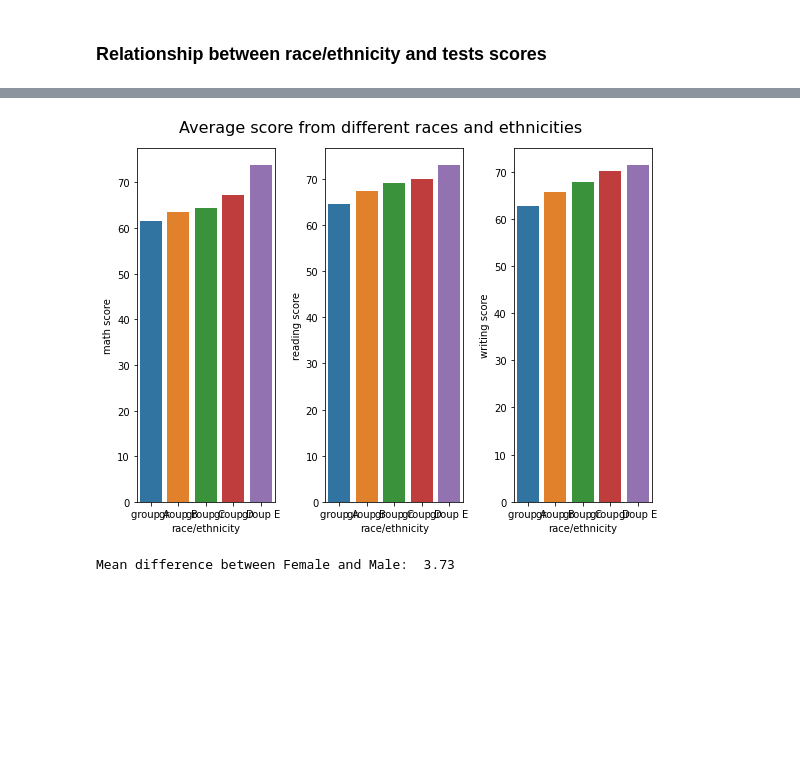
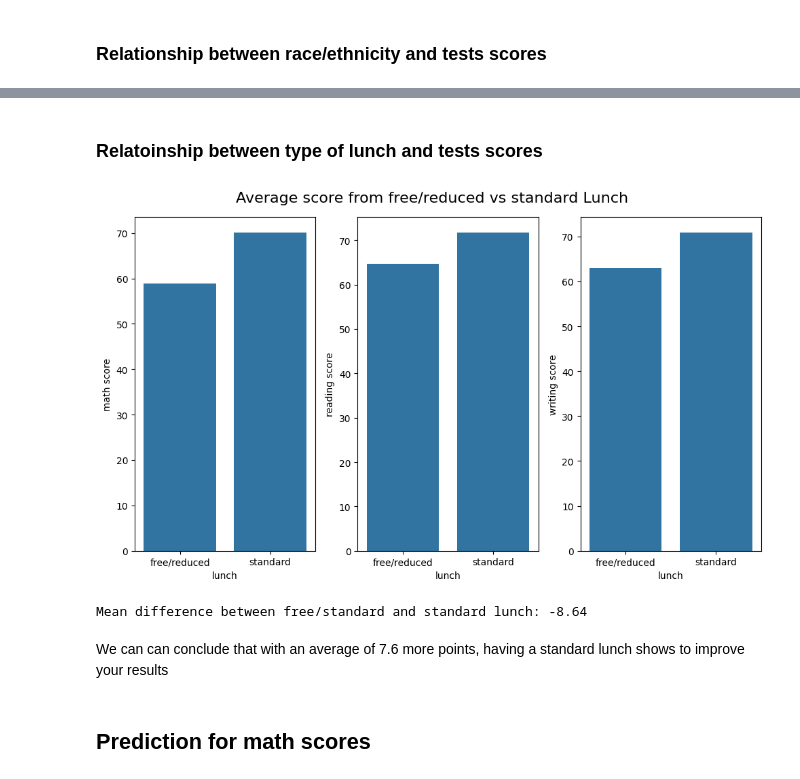
Before and after one commit to lucianopinochet/test_nb_project, a Jupyter notebook: student_performance.ipynb, the cells around one changed output, grey strips where cells are left out. Saved outputs shown, nothing was run; the diff lists cells and outputs as text; code cells hidden in the pictures; blank space fills up the shorter version.

```diff
--- a/student_performance.ipynb
+++ b/student_performance.ipynb
@@ -39,0 +76,9 @@ df.isnull() == df.isna()
+# %%
+fig, axes = plt.subplots(5,1, figsize=(12,25))
+df_col = df["gender"].value_counts()
+for index, col in enumerate(df.columns[:5]):
+  sizes = list(map(int, df[col].value_counts()))
+  labels = [label.capitalize() for label in df[col].unique() ]
+  axes[index].pie(sizes, labels=labels, autopct="%1.1f%%", startangle=90)
+  axes[index].set_title(col.capitalize())
+plt.show()
@@ -60,7 +109,7 @@ Given this visualization we can conclude that there is an avereage of 7.63 point
 # %% [markdown]
 ### Relationship between gender and tests scores
 # %%
-df_gen = df.groupby("gender")["math score", "reading score","writing score"].mean().reset_index()
+df_gen = df.groupby("gender")[["math score", "reading score","writing score"]].mean().reset_index()
 fig, ax = plt.subplots(1, 3, figsize=(8, 6))
 sns.barplot(data=df_gen, ax=ax[0], x="gender", y="math score",)
 sns.barplot(data=df_gen, ax=ax[1], x="gender", y="reading score",)
@@ -83,0 +156,18 @@ Here the average difference is 3.73 but unfortunately, we can't conclude that on
+# %%
+df_parents = df.groupby("parental level of education")[["math score", "reading score","writing score"]].mean().reset_index()
+fig, ax = plt.subplots(1, 3, figsize=(20, 6))
+sns.barplot(data=df_parents, ax=ax[0], x="parental level of education", y="math score",)
+sns.barplot(data=df_parents, ax=ax[1], x="parental level of education", y="reading score",)
+sns.barplot(data=df_parents, ax=ax[2], x="parental level of education", y="writing score",)
+fig.suptitle("Average score for different levels of perental education", ha="center", fontsize=16)
+for graph in ax:
+  graph.tick_params(axis="x", rotation=90)
+plt.xticks(rotation=90)
+plt.tight_layout()
+plt.show()
+mean_diff = [0,0,0,0,0,0]
+for i in range(1,4):
+  for index, j in enumerate(df_parents.iloc[:,i]):
+    mean_diff[index] += j
+mean_diff = list(map(lambda x: x/3, mean_diff))
+print(max(mean_diff) * 100 / min(mean_diff))
@@ -84,16 +177,22 @@ Here the average difference is 3.73 but unfortunately, we can't conclude that on
+# %% [markdown]
+### Relatoinship between type of lunch and tests scores
 # %%
-df_race = df.groupby("race/ethnicity")["math score", "reading score","writing score"].mean().reset_index()
-fig, ax = plt.subplots(1, 3, figsize=(8, 6))
-sns.barplot(data=df_race, ax=ax[0], x="race/ethnicity", y="math score",)
-sns.barplot(data=df_race, ax=ax[1], x="race/ethnicity", y="reading score",)
-sns.barplot(data=df_race, ax=ax[2], x="race/ethnicity", y="writing score",)
-fig.suptitle("Average score from different races and ethnicities", ha="center", fontsize=16)
+df_lunch = df.groupby("lunch")[["math score", "reading score","writing score"]].mean().reset_index()
+fig, ax = plt.subplots(1, 3, figsize=(10, 6))
+sns.barplot(data=df_lunch, ax=ax[0], x="lunch", y="math score",)
+sns.barplot(data=df_lunch, ax=ax[1], x="lunch", y="reading score",)
+sns.barplot(data=df_lunch, ax=ax[2], x="lunch", y="writing score",)
+fig.suptitle("Average score from free/reduced vs standard Lunch", ha="center", fontsize=16)
 plt.tight_layout()
 plt.show()
 mean_diff = 0
 for i in range(1,4):
-  mean_diff += df_gen.iloc[:,i][0] - df_gen.iloc[:,i][1]
-print(f"Mean difference between Female and Male: {(mean_diff/3): .2f}")
+  mean_diff += df_lunch.iloc[:,i][0] - df_lunch.iloc[:,i][1]
+print(f"Mean difference between free/standard and standard lunch: {(mean_diff/3): .2f}")
 # %% [output]
-[figure, old version]
+[figure, new version]
-Mean difference between Female and Male:  3.73
+Mean difference between free/standard and standard lunch: -8.64
+# %% [markdown]
+We can can conclude that with an average of 7.6 more points, having a standard lunch shows to improve your results
+# %% [markdown]
+## Prediction for math scores
```
Also changed, not shown: parts of 15 cells of this notebook.
